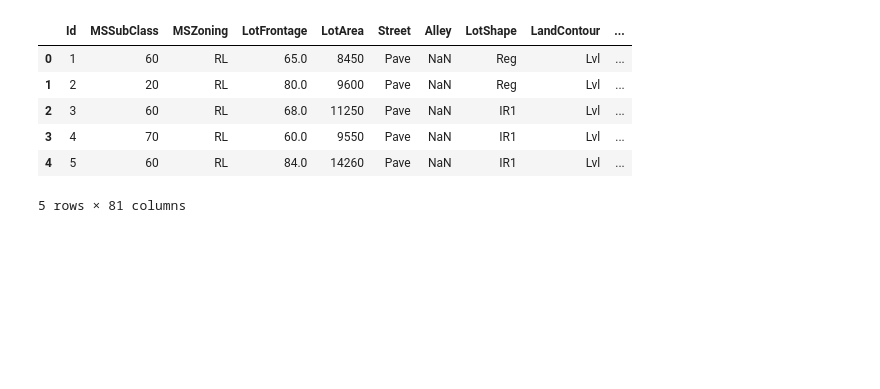
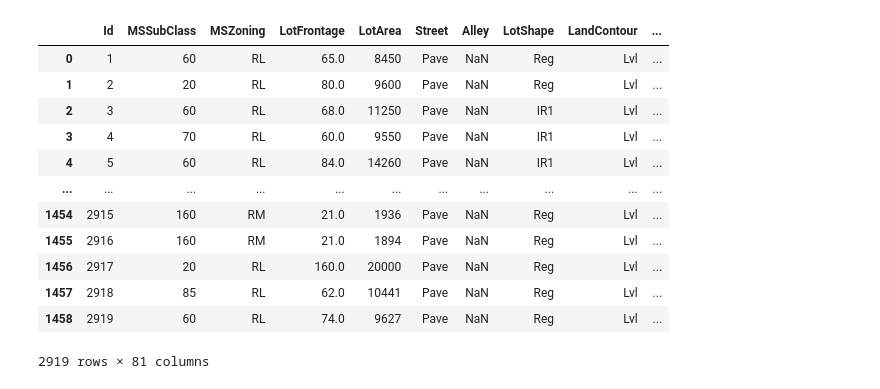
Before and after one commit to crackalamoo/kaggle-house-prices, a Jupyter notebook: house-prices.ipynb, the cells around one changed output. Drawn from its saved outputs; the diff is of its cells as text; code cells hidden in the pictures; blank space fills up the shorter version.

```diff
--- a/house-prices.ipynb
+++ b/house-prices.ipynb
@@ -9,15 +10,23 @@ from matplotlib import pyplot as plt
 %matplotlib inline
-# %%
-train = pd.read_csv("train.csv")
-train.head()
-# %% [output]
-|  | Id | MSSubClass | MSZoning | LotFrontage | LotArea | Street | Alley | LotShape | LandContour | ... |
-| 0 | 1 | 60 | RL | 65.0 | 8450 | Pave | NaN | Reg | Lvl | ... |
-| 1 | 2 | 20 | RL | 80.0 | 9600 | Pave | NaN | Reg | Lvl | ... |
-| 2 | 3 | 60 | RL | 68.0 | 11250 | Pave | NaN | IR1 | Lvl | ... |
-| 3 | 4 | 70 | RL | 60.0 | 9550 | Pave | NaN | IR1 | Lvl | ... |
-| 4 | 5 | 60 | RL | 84.0 | 14260 | Pave | NaN | IR1 | Lvl | ... |
-5 rows × 81 columns
+# %%
+data = pd.read_csv("data/train.csv")
+test = pd.read_csv("data/test.csv")
+merged = pd.concat([data, test], axis=0)
+merged
+# %% [output]
+|  | Id | MSSubClass | MSZoning | LotFrontage | LotArea | Street | Alley | LotShape | LandContour | ... |
+| 0 | 1 | 60 | RL | 65.0 | 8450 | Pave | NaN | Reg | Lvl | ... |
+| 1 | 2 | 20 | RL | 80.0 | 9600 | Pave | NaN | Reg | Lvl | ... |
+| 2 | 3 | 60 | RL | 68.0 | 11250 | Pave | NaN | IR1 | Lvl | ... |
+| 3 | 4 | 70 | RL | 60.0 | 9550 | Pave | NaN | IR1 | Lvl | ... |
+| 4 | 5 | 60 | RL | 84.0 | 14260 | Pave | NaN | IR1 | Lvl | ... |
+| ... | ... | ... | ... | ... | ... | ... | ... | ... | ... | ... |
+| 1454 | 2915 | 160 | RM | 21.0 | 1936 | Pave | NaN | Reg | Lvl | ... |
+| 1455 | 2916 | 160 | RM | 21.0 | 1894 | Pave | NaN | Reg | Lvl | ... |
+| 1456 | 2917 | 20 | RL | 160.0 | 20000 | Pave | NaN | Reg | Lvl | ... |
+| 1457 | 2918 | 85 | RL | 62.0 | 10441 | Pave | NaN | Reg | Lvl | ... |
+| 1458 | 2919 | 60 | RL | 74.0 | 9627 | Pave | NaN | Reg | Lvl | ... |
+2919 rows × 81 columns
 # %%
 ## stuff on NA columns
 
```
Also changed, not shown: parts of 27 cells of this notebook, 2 other files.
